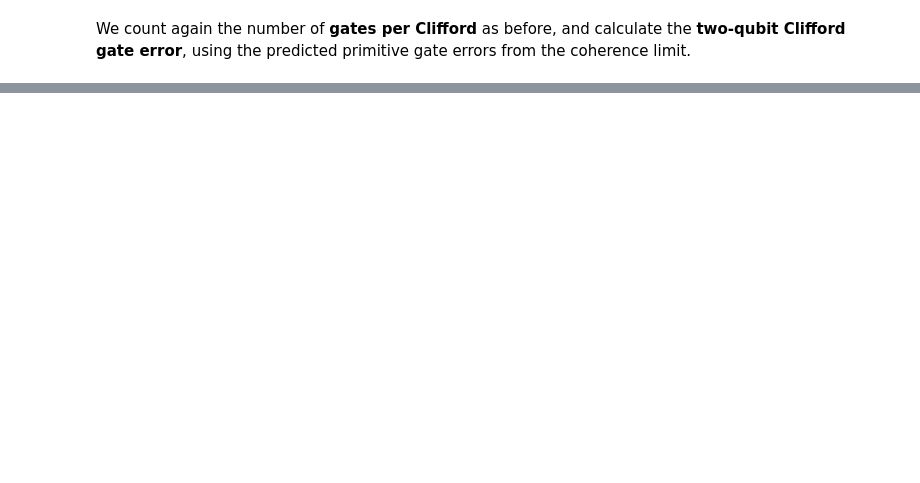
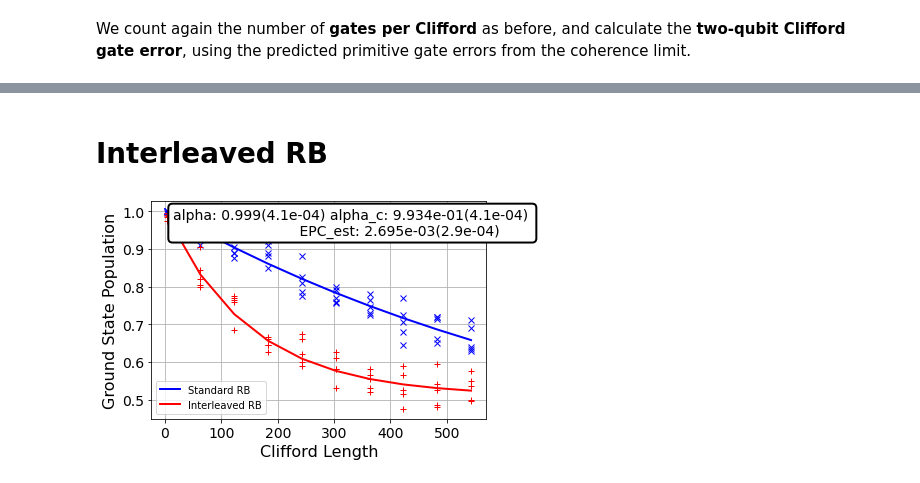
Before and after one commit to qiskit-community/qiskit-ignis, a Jupyter notebook: qiskit/ignis/verification/randomized_benchmarking/experiments/randomized_benchmarking.ipynb, the cells around one changed output, grey strips where cells are left out. Cells and saved outputs as stored; diff of their text form; code cells hidden in the pictures; blank space fills up the shorter version.

Commit message:
Interleaved RB is now working

```diff
--- a/qiskit/ignis/verification/randomized_benchmarking/experiments/randomized_benchmarking.ipynb
+++ b/qiskit/ignis/verification/randomized_benchmarking/experiments/randomized_benchmarking.ipynb
@@ -321,3 +321,20 @@ Predicted 2Q Error per Clifford: 1.289945e-02
+# %% [markdown]
+# Interleaved RB
+# %%
+from qiskit.circuit.library import XGate
+exp1 = InterleavedRBExperiment(XGate(), nseeds=5, qubits=[1], lengths=[x*3 for x in nCliffs])
+backend = qiskit.Aer.get_backend('qasm_simulator')
+shots = 200
+noise_model = NoiseModel()
+p1Q = 0.002
+p2Q = 0.01
+noise_model.add_all_qubit_quantum_error(depolarizing_error(p1Q, 1), 'u2')
+noise_model.add_all_qubit_quantum_error(depolarizing_error(2*p1Q, 1), 'u3')
+noise_model.add_all_qubit_quantum_error(depolarizing_error(p2Q, 2), 'cx')
+interleaved_rb_result_1 = exp1.run(backend, noise_model=noise_model, shots=shots)
+interleaved_rb_result_1.plot()
+# %% [output]
+[figure, added]
 # %%
 import qiskit.tools.jupyter
 %qiskit_version_table
```
Also changed, not shown: parts of 12 cells of this notebook, 4 other files.
